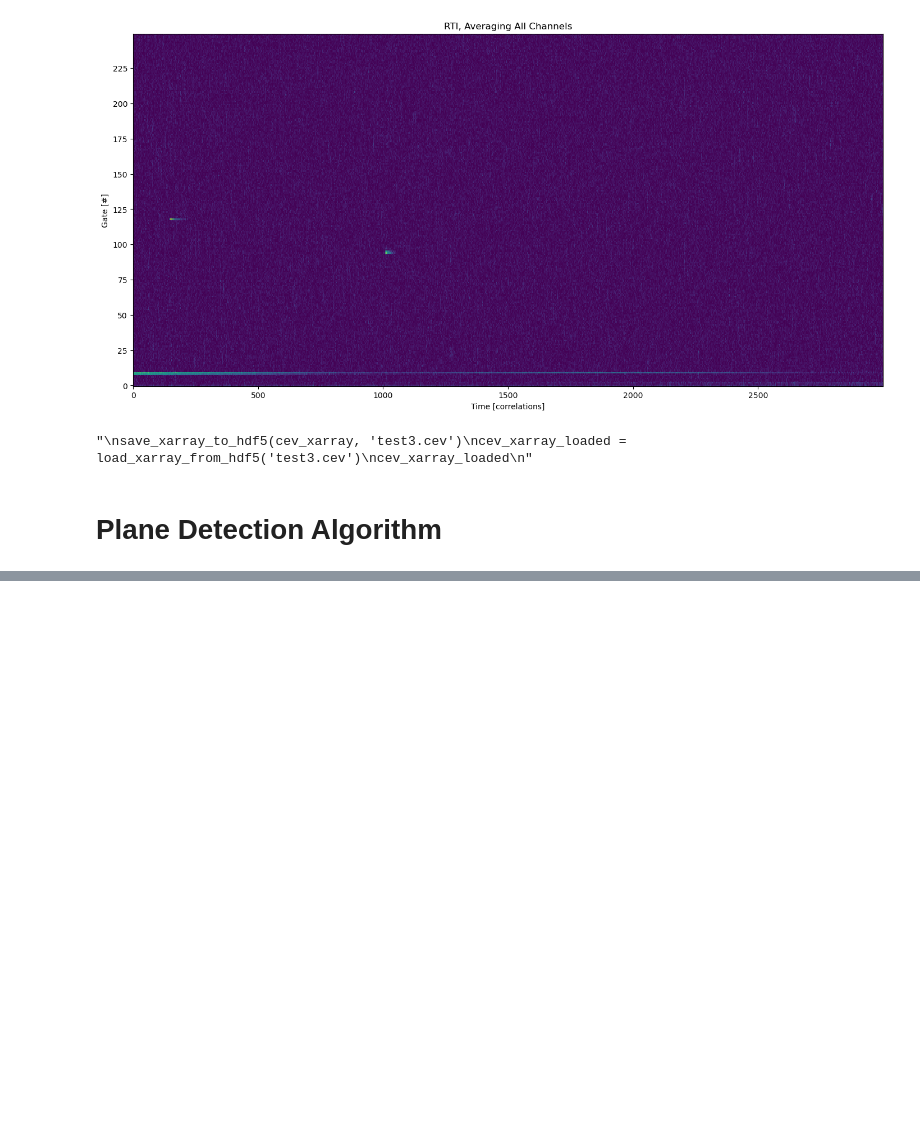
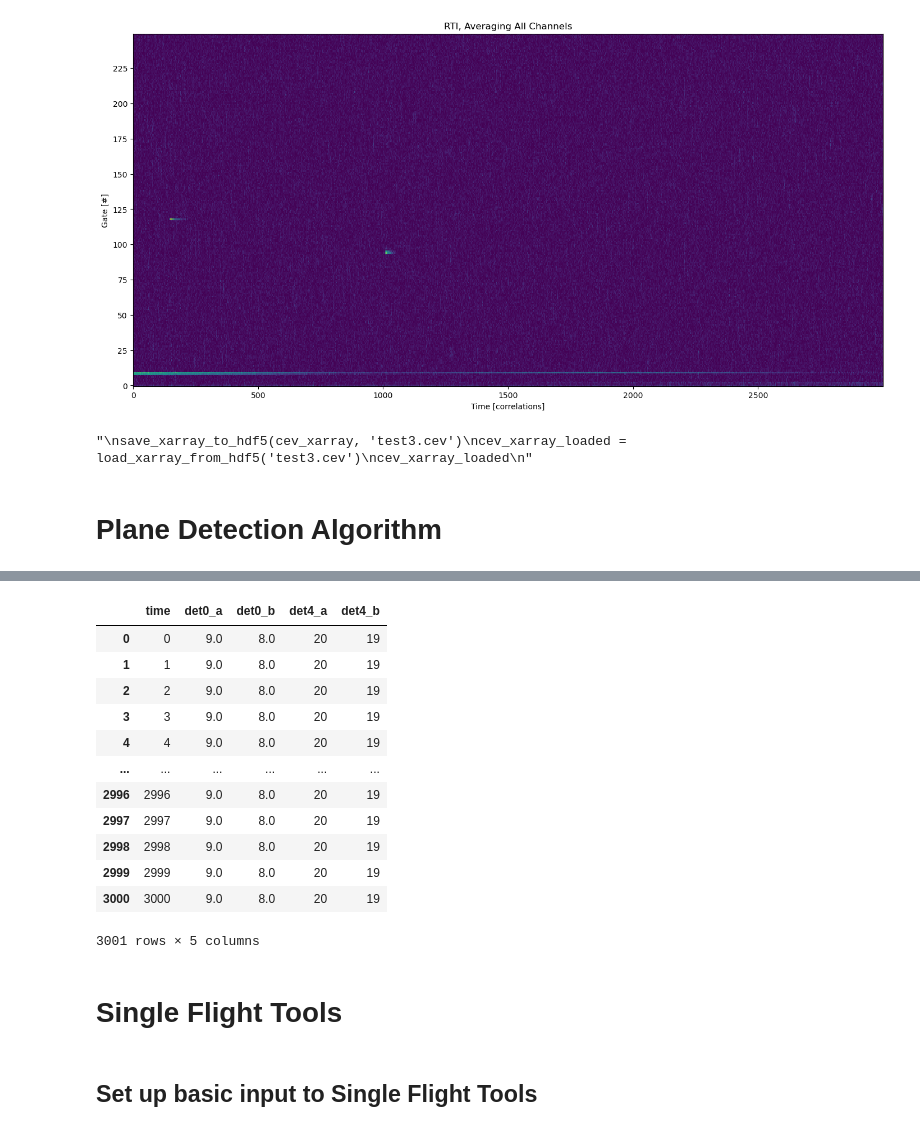
Before and after one commit to tofi1115/ToriField_ZephyrScripts, a Jupyter notebook: Organized_Folder/Pipeline.ipynb, the cells around one changed output, grey strips where cells are left out. Drawn from its saved outputs; the diff is of its cells as text; code cells hidden in the pictures; blank space fills up the shorter version.

```diff
--- a/Organized_Folder/Pipeline.ipynb
+++ b/Organized_Folder/Pipeline.ipynb
@@ -151,0 +160,3 @@ rti_for_det = reduce_xarray(rti_xarray, dim_operations, value_agg_func=np.abs) #
+# %%
+ditc_proporties
+ditc_proporties.append({'plane_number':4,'max_time':2999,'min_time':5,'max_gate':20,'min_gate':19})
@@ -151,0 +183,28 @@ rti_for_det = reduce_xarray(rti_xarray, dim_operations, value_agg_func=np.abs) #
+# %%
+df = pd.DataFrame({'time': np.arange(0, 3001)})
+# %%
+for x in ditc_proporties:
+    if x['max_time']-x['min_time']>300:
+        a_col_str=f"det{x['plane_number']}_a"
+        b_col_str=f"det{x['plane_number']}_b"
+        df[a_col_str]=x['max_gate']
+        df[b_col_str]=x['min_gate']
+df
+# %% [output]
+|  | time | det0_a | det0_b | det4_a | det4_b |
+| 0 | 0 | 9.0 | 8.0 | 20 | 19 |
+| 1 | 1 | 9.0 | 8.0 | 20 | 19 |
+| 2 | 2 | 9.0 | 8.0 | 20 | 19 |
+| 3 | 3 | 9.0 | 8.0 | 20 | 19 |
+| 4 | 4 | 9.0 | 8.0 | 20 | 19 |
+| ... | ... | ... | ... | ... | ... |
+| 2996 | 2996 | 9.0 | 8.0 | 20 | 19 |
+| 2997 | 2997 | 9.0 | 8.0 | 20 | 19 |
+| 2998 | 2998 | 9.0 | 8.0 | 20 | 19 |
+| 2999 | 2999 | 9.0 | 8.0 | 20 | 19 |
+| 3000 | 3000 | 9.0 | 8.0 | 20 | 19 |
+3001 rows × 5 columns
+# %% [markdown]
+# Single Flight Tools
+# %% [markdown]
+## Set up basic input to Single Flight Tools
```
Also changed, not shown: parts of 11 cells of this notebook, 11 other files.
